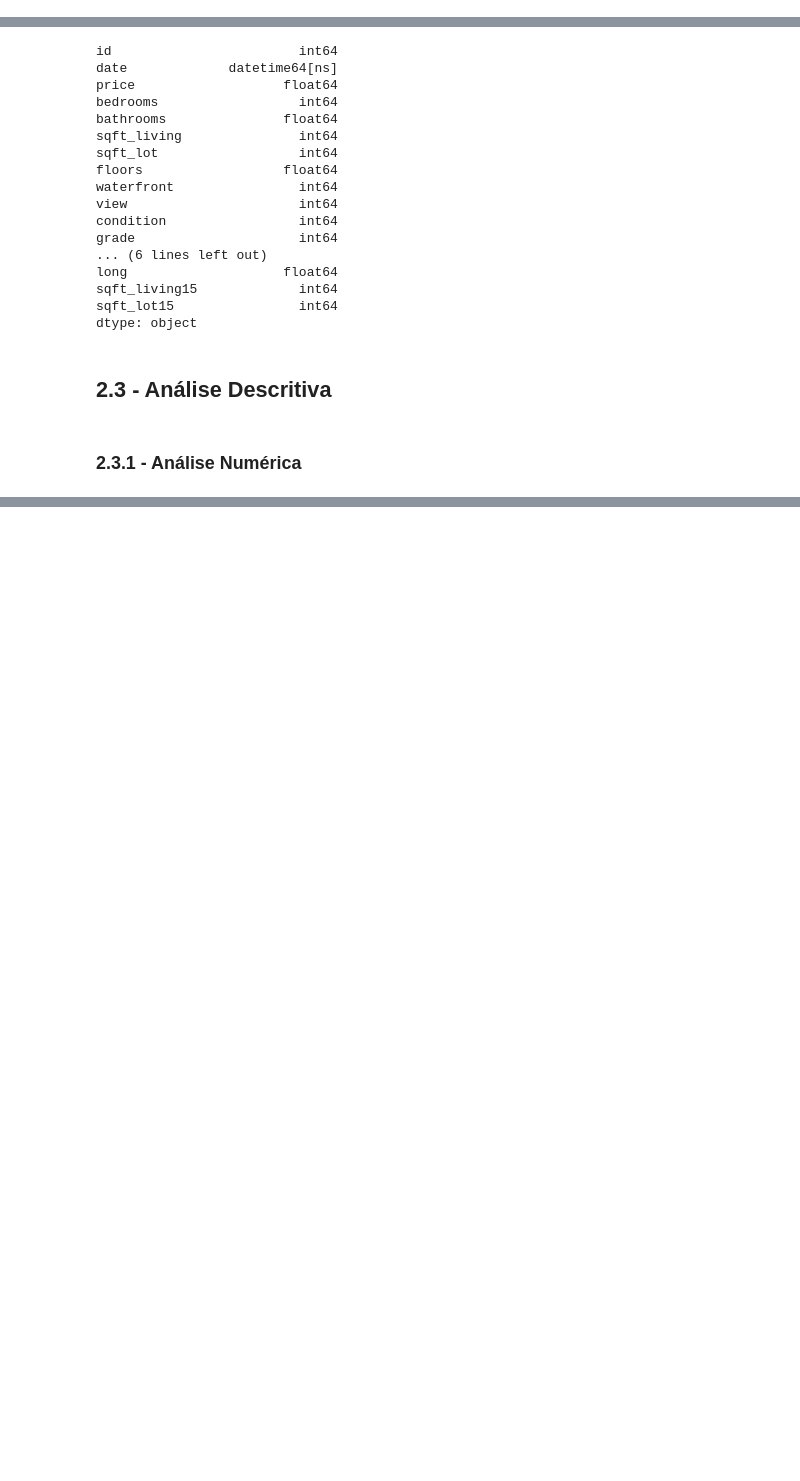
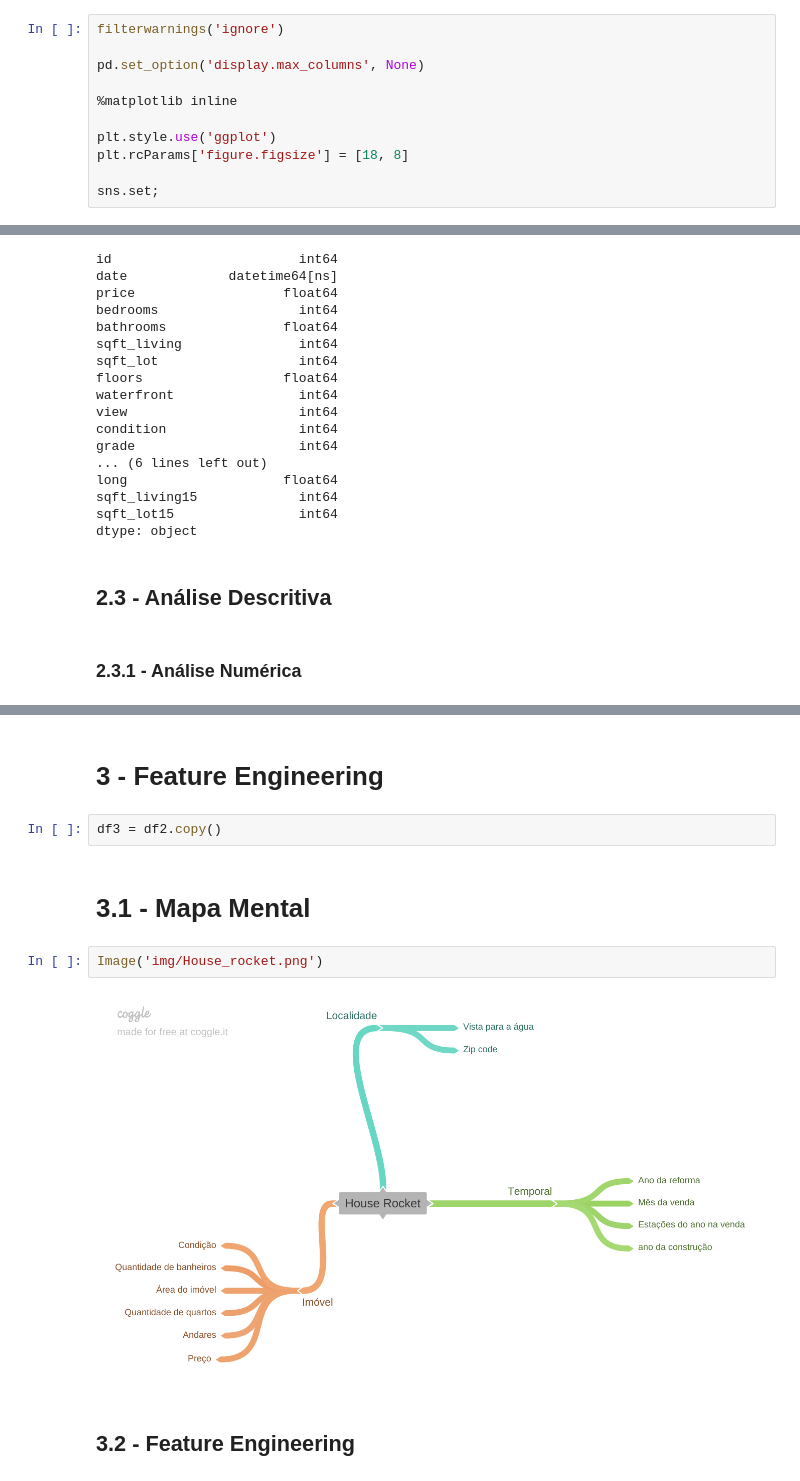
Before and after one commit to jhonatanmarques92/House_Rocket_Insight_Project, a Jupyter notebook: insight_project.ipynb, the cells around one changed output, grey strips where cells are left out. Saved outputs shown, nothing was run; the diff lists cells and outputs as text; blank space fills up the shorter version.

```diff
--- a/insight_project.ipynb
+++ b/insight_project.ipynb
@@ -7,2 +11,13 @@ pd.set_option('display.max_rows', None)
+# %%
+filterwarnings('ignore')
+
+pd.set_option('display.max_columns', None)
+
+%matplotlib inline
+
+plt.style.use('ggplot')
+plt.rcParams['figure.figsize'] = [18, 8]
+
+sns.set;
 # %% [markdown]
 ## 1.1 - Funções
@@ -100,3 +119,15 @@ num.describe().apply(lambda x: x.apply('{0:.3f}'.format)).T
 | long | 21613.000 | -122.214 | 0.141 | -122.519 | -122.328 | -122.230 | -122.125 | -121.315 |
 | sqft_living15 | 21613.000 | 1986.552 | 685.391 | 399.000 | 1490.000 | 1840.000 | 2360.000 | 6210.000 |
 | sqft_lot15 | 21613.000 | 12768.456 | 27304.180 | 651.000 | 5100.000 | 7620.000 | 10083.000 | 871200.000 |
+# %% [markdown]
+# 3 - Feature Engineering
+# %%
+df3 = df2.copy()
+# %% [markdown]
+# 3.1 - Mapa Mental
+# %%
+Image('img/House_rocket.png')
+# %% [output]
+[figure, added]
+# %% [markdown]
+## 3.2 - Feature Engineering
```
Also changed, not shown: parts of 25 cells of this notebook.
